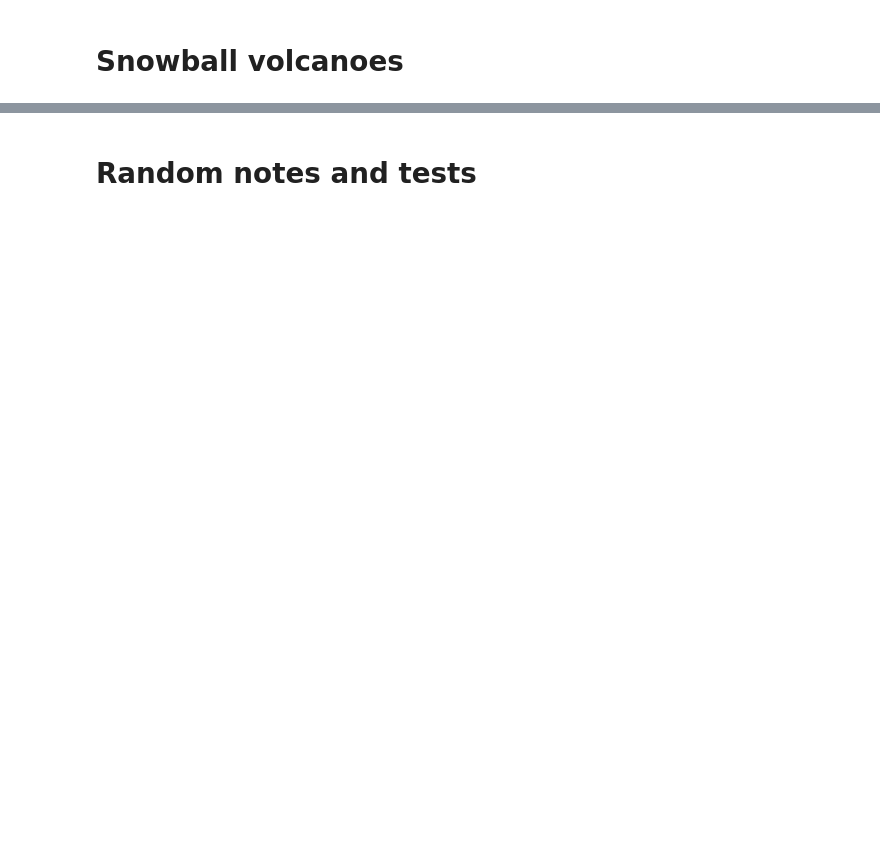
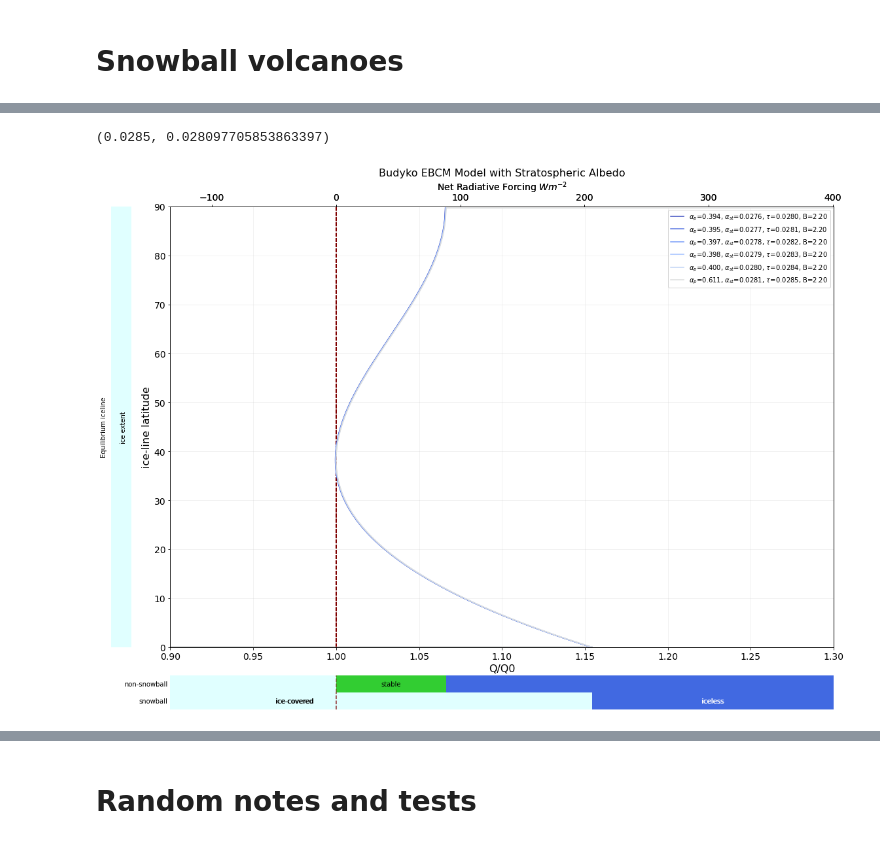
Before and after one commit to taneugene/snowball_earth, a Jupyter notebook: volcanic_snowballs.ipynb, the cells around one changed output, grey strips where cells are left out. Drawn from its saved outputs; the diff is of its cells as text; code cells hidden in the pictures; blank space fills up the shorter version.

```diff
--- a/volcanic_snowballs.ipynb
+++ b/volcanic_snowballs.ipynb
@@ -463,0 +486,11 @@ self = ebcm
+# %%
+# Look even closer: Search for min constant albedo needed to force out of a snowball
+ebcm=budyko_edit(series = 'tau_')
+for tau in np.linspace(0.028, .0290,11):
+    x,Q,Qrat,Q0=ebcm.get_qofx(B = 2.2, tau = tau)
+    if Qrat.min()>1:
+        break
+ebcm.tau,ebcm.alpha_strat
+# %% [output]
+(0.0285, 0.028097705853863397)
+[figure, added]
```
Also changed, not shown: parts of 15 cells of this notebook.
